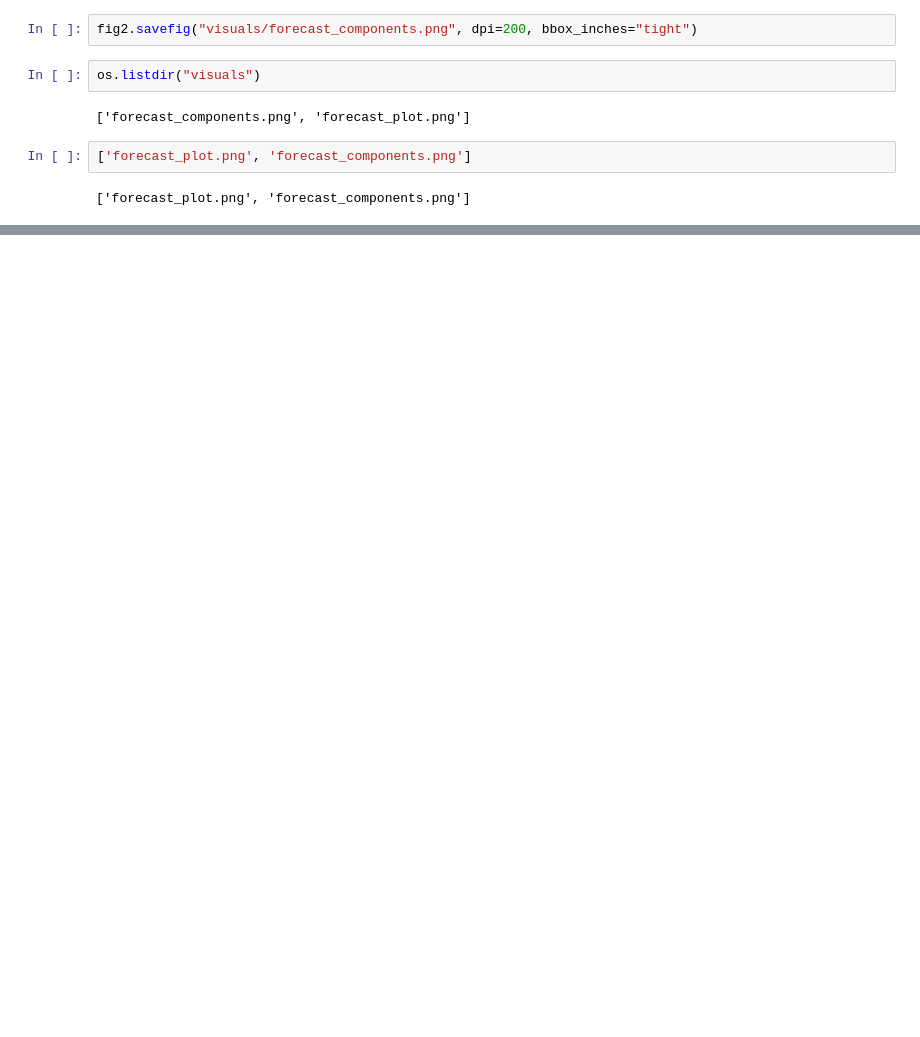
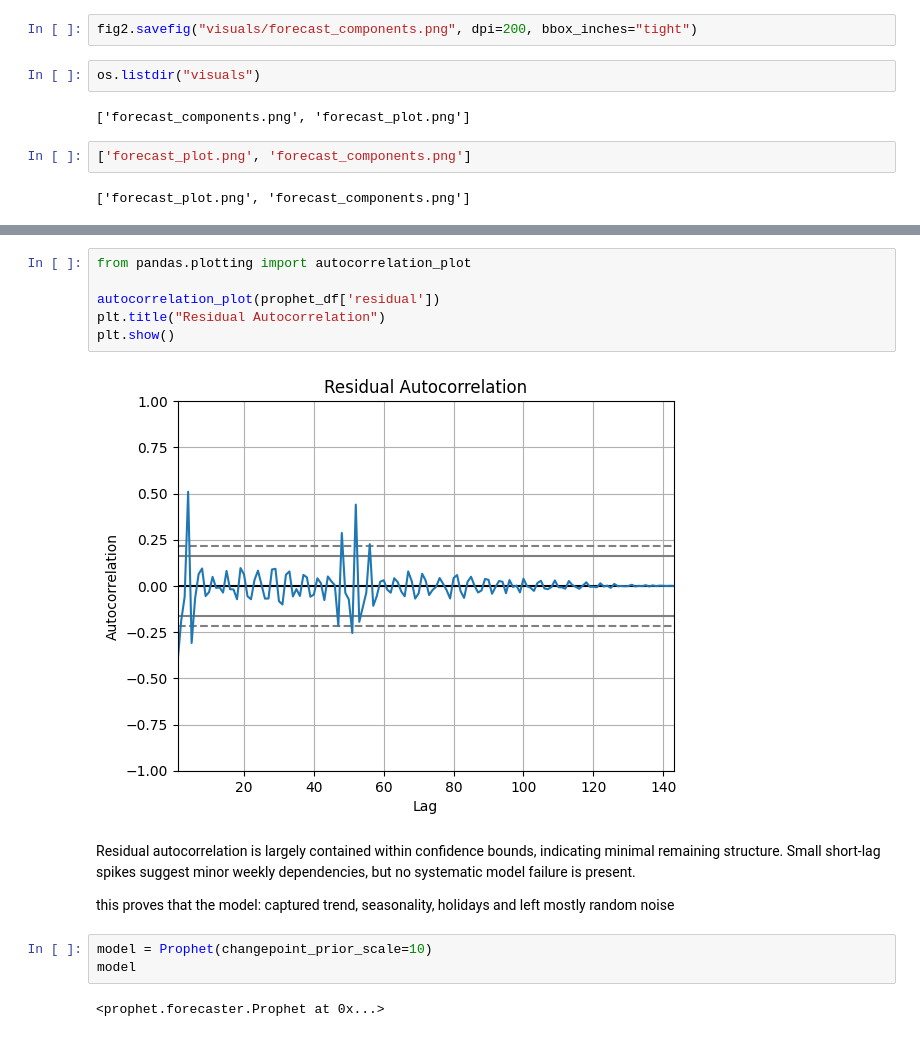
Before and after one commit to stoure-ds/retail-sales-forecasting, a Jupyter notebook: Walmart Store Sales Forecasting.ipynb, the cells around one changed output, grey strips where cells are left out. Drawn from its saved outputs; the diff is of its cells as text; blank space fills up the shorter version.

```diff
--- a/Walmart Store Sales Forecasting.ipynb
+++ b/Walmart Store Sales Forecasting.ipynb
@@ -199,0 +272,17 @@ os.listdir("visuals")
+# %%
+from pandas.plotting import autocorrelation_plot
+
+autocorrelation_plot(prophet_df['residual'])
+plt.title("Residual Autocorrelation")
+plt.show()
+# %% [output]
+[figure, added]
+# %% [markdown]
+Residual autocorrelation is largely contained within confidence bounds, indicating minimal remaining structure. Small short-lag spikes suggest minor weekly dependencies, but no systematic model failure is present.
+
+this proves that the model: captured trend, seasonality, holidays and left mostly random noise
+# %%
+model = Prophet(changepoint_prior_scale=10)
+model
+# %% [output]
+<prophet.forecaster.Prophet at 0x...>
```
Also changed, not shown: parts of 12 cells of this notebook.
